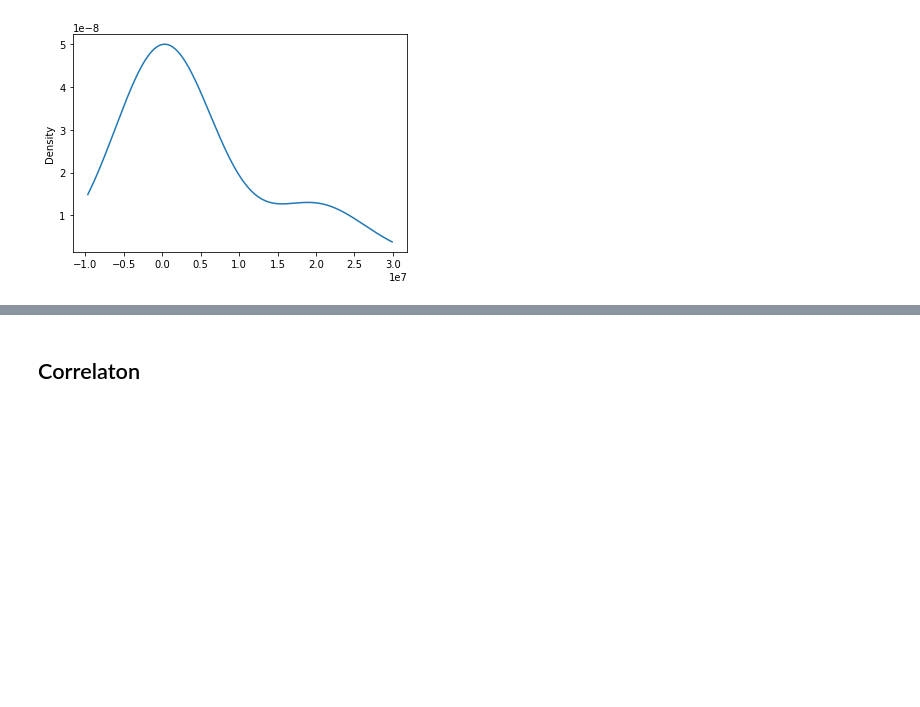
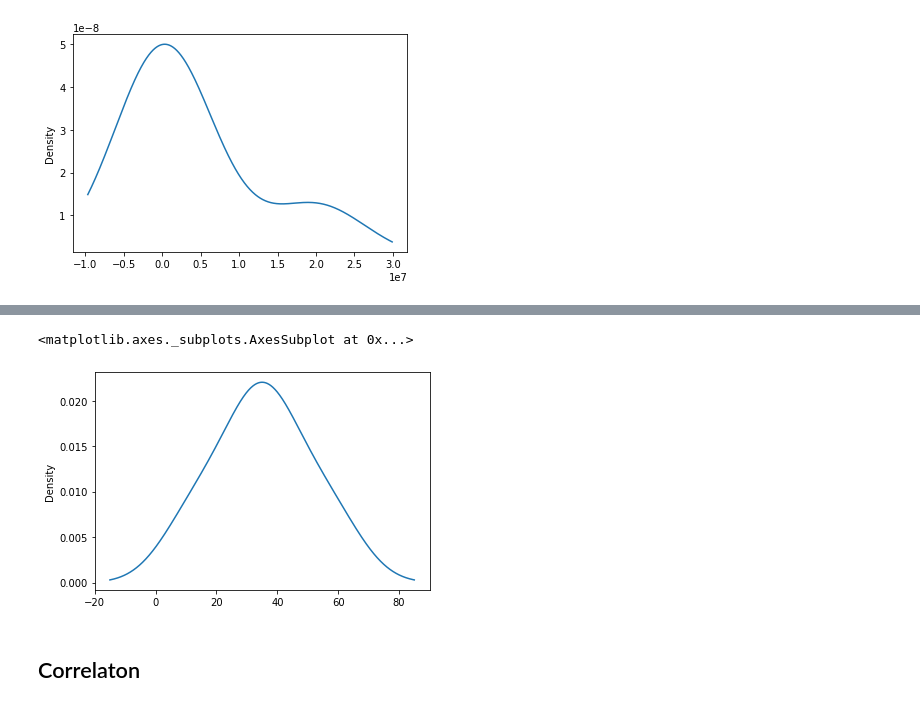
Before and after one commit to srikanthpragada/DS_06_APR_2020, a Jupyter notebook: stats/stats_demo.ipynb, the cells around one changed output, grey strips where cells are left out. Cells and saved outputs as stored; diff of their text form; code cells hidden in the pictures; blank space fills up the shorter version.

```diff
--- a/stats/stats_demo.ipynb
+++ b/stats/stats_demo.ipynb
@@ -169,0 +178,2 @@ df['exp'].plot.box(showmeans=True, meanline=True)
+# %%
+marks = [10,20,30,35,35,40,50,60]
@@ -170,3 +188,8 @@ df['exp'].plot.box(showmeans=True, meanline=True)
+# %%
+pd.Series(marks).plot.kde()
+# %% [output]
+<matplotlib.axes._subplots.AxesSubplot at 0x...>
+[figure, added]
 # %% [markdown]
 ## Correlaton
 # %%
```
Also changed, not shown: parts of 8 cells of this notebook, 5 other files.
